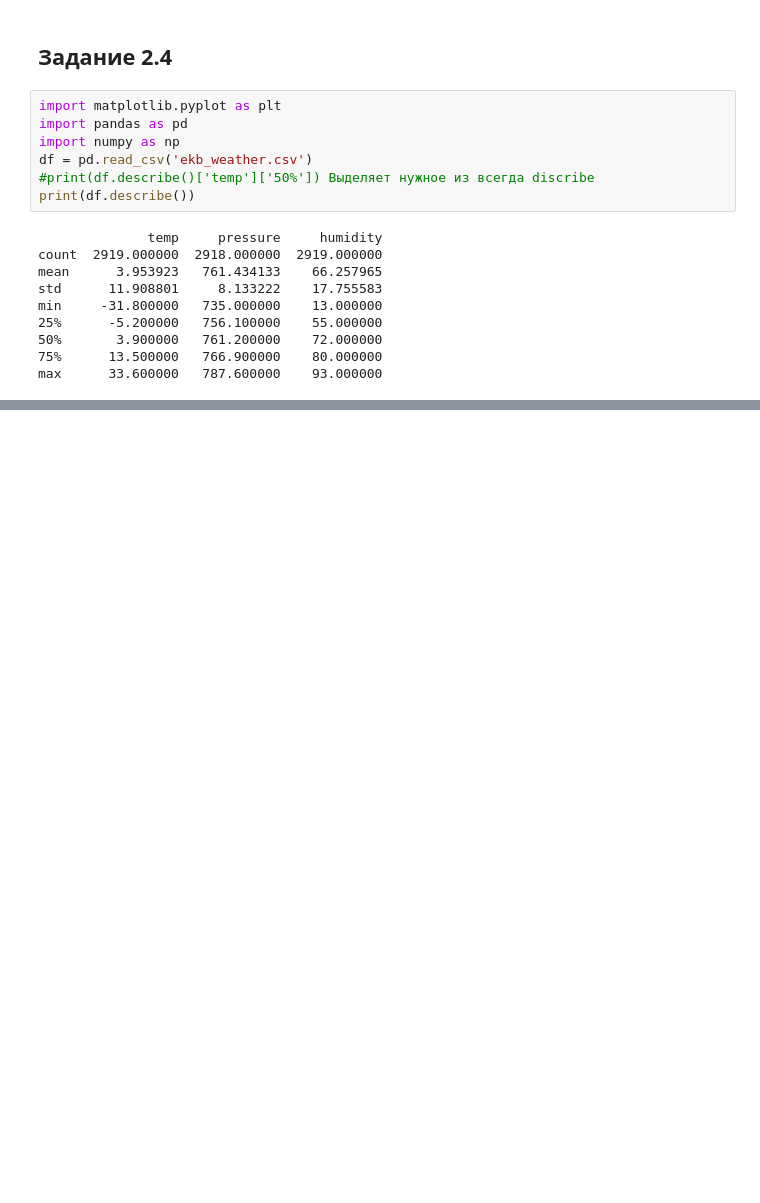
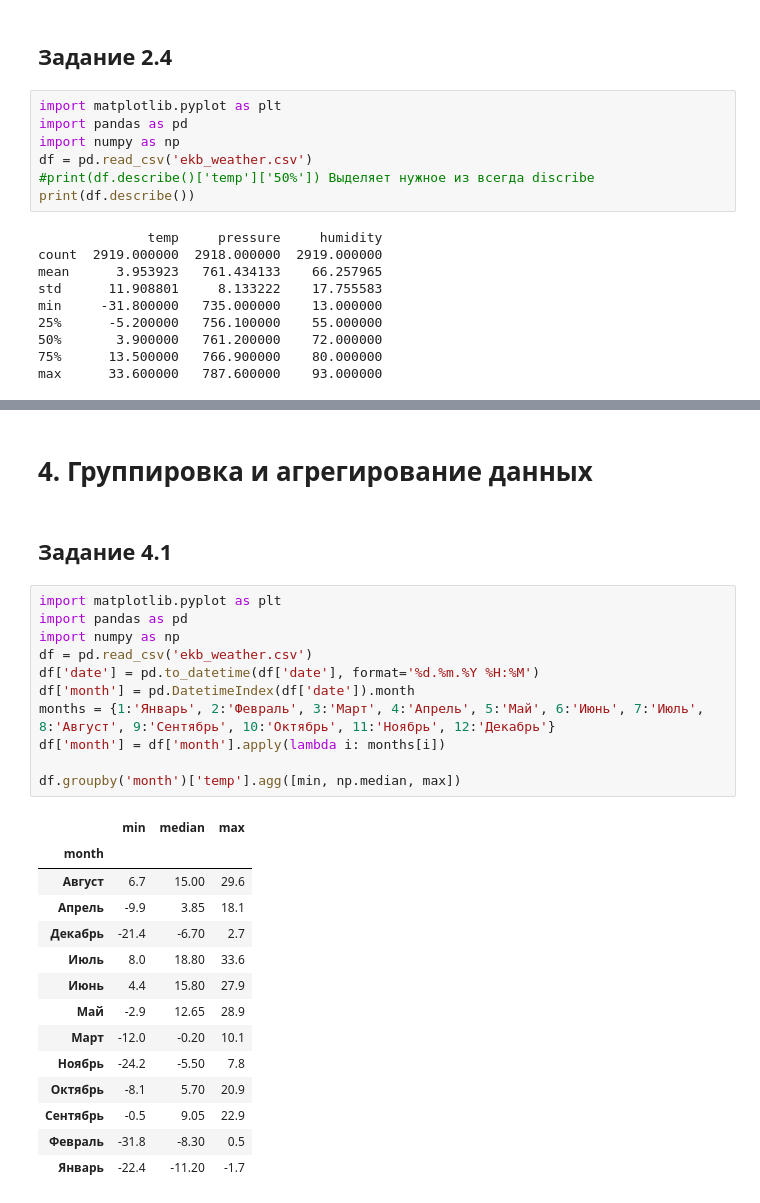
Before and after one commit to k7f44/mike, a Jupyter notebook: 4.2.ipynb, the cells around one changed output, grey strips where cells are left out. Drawn from its saved outputs; the diff is of its cells as text; blank space fills up the shorter version.

```diff
--- a/4.2.ipynb
+++ b/4.2.ipynb
@@ -113,0 +161,30 @@ max      33.600000   787.600000    93.000000
+# %% [markdown]
+# 4. Группировка и агрегирование данных
+# %% [markdown]
+## Задание 4.1
+# %%
+import matplotlib.pyplot as plt
+import pandas as pd
+import numpy as np
+df = pd.read_csv('ekb_weather.csv')
+df['date'] = pd.to_datetime(df['date'], format='%d.%m.%Y %H:%M')
+df['month'] = pd.DatetimeIndex(df['date']).month
+months = {1:'Январь', 2:'Февраль', 3:'Март', 4:'Апрель', 5:'Май', 6:'Июнь', 7:'Июль', 8:'Август', 9:'Сентябрь', 10:'Октябрь', 11:'Ноябрь', 12:'Декабрь'}
+df['month'] = df['month'].apply(lambda i: months[i])
+
+df.groupby('month')['temp'].agg([min, np.median, max])
+# %% [output]
+|  | min | median | max |
+| month |  |  |  |
+| Август | 6.7 | 15.00 | 29.6 |
+| Апрель | -9.9 | 3.85 | 18.1 |
+| Декабрь | -21.4 | -6.70 | 2.7 |
+| Июль | 8.0 | 18.80 | 33.6 |
+| Июнь | 4.4 | 15.80 | 27.9 |
+| Май | -2.9 | 12.65 | 28.9 |
+| Март | -12.0 | -0.20 | 10.1 |
+| Ноябрь | -24.2 | -5.50 | 7.8 |
+| Октябрь | -8.1 | 5.70 | 20.9 |
+| Сентябрь | -0.5 | 9.05 | 22.9 |
+| Февраль | -31.8 | -8.30 | 0.5 |
+| Январь | -22.4 | -11.20 | -1.7 |
```
Also changed, not shown: parts of 10 cells of this notebook.
